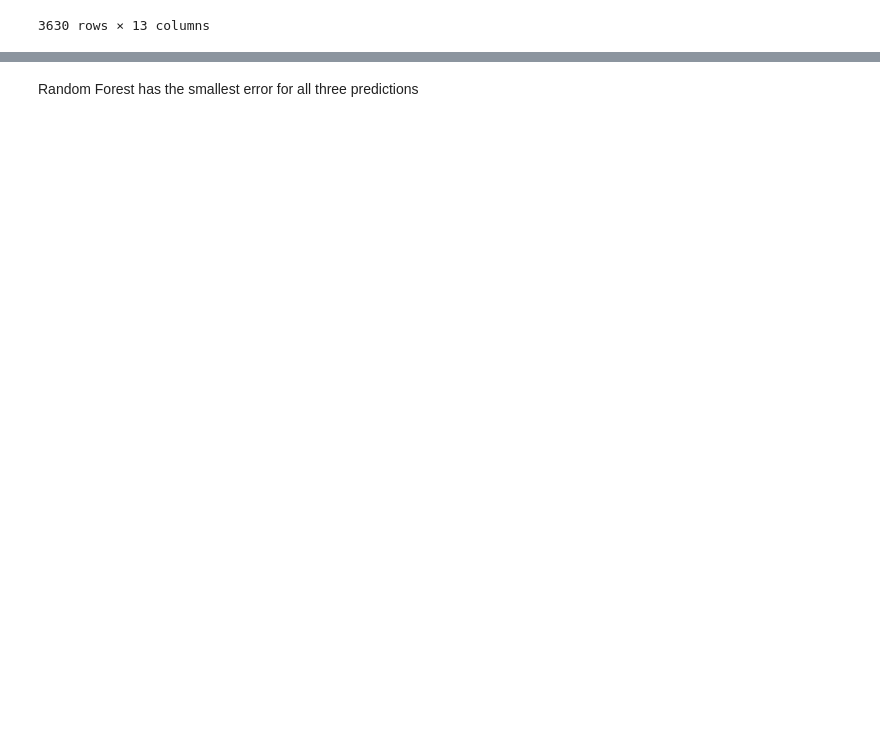
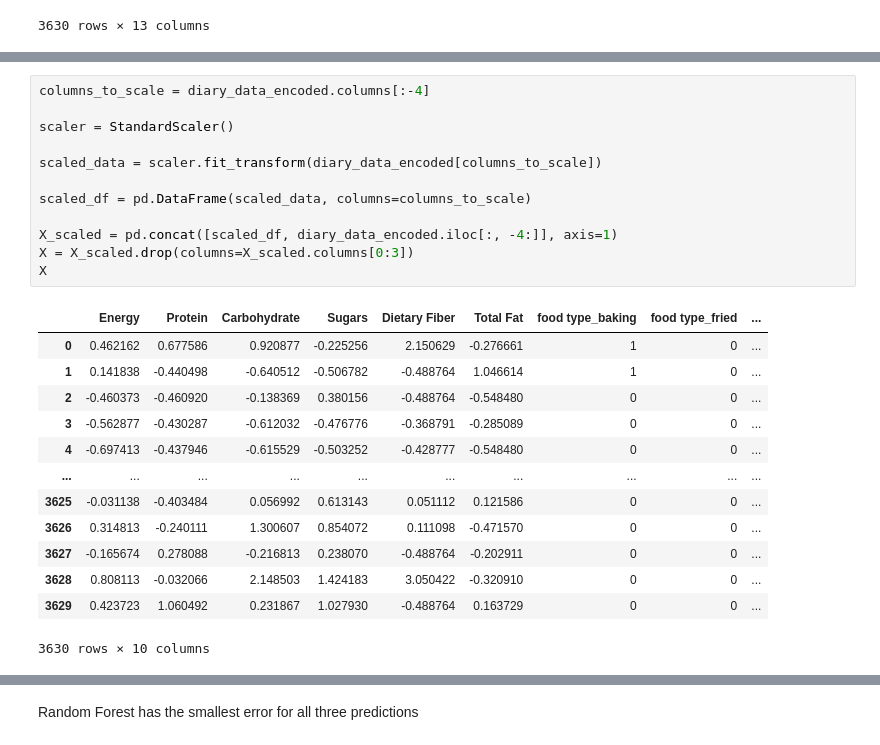
Before and after one commit to Liu22Yi/stats503, a Jupyter notebook: project.ipynb, the cells around one changed output, grey strips where cells are left out. Drawn from its saved outputs; the diff is of its cells as text; blank space fills up the shorter version.

```diff
--- a/project.ipynb
+++ b/project.ipynb
@@ -93,0 +121,26 @@ Gradient Boosting Regressor Average R^2 Score: 0.7037170018337103
+# %%
+columns_to_scale = diary_data_encoded.columns[:-4]
+
+scaler = StandardScaler()
+
+scaled_data = scaler.fit_transform(diary_data_encoded[columns_to_scale])
+
+scaled_df = pd.DataFrame(scaled_data, columns=columns_to_scale)
+
+X_scaled = pd.concat([scaled_df, diary_data_encoded.iloc[:, -4:]], axis=1)
+X = X_scaled.drop(columns=X_scaled.columns[0:3])
+X
+# %% [output]
+|  | Energy | Protein | Carbohydrate | Sugars | Dietary Fiber | Total Fat | food type_baking | food type_fried | ... |
+| 0 | 0.462162 | 0.677586 | 0.920877 | -0.225256 | 2.150629 | -0.276661 | 1 | 0 | ... |
+| 1 | 0.141838 | -0.440498 | -0.640512 | -0.506782 | -0.488764 | 1.046614 | 1 | 0 | ... |
+| 2 | -0.460373 | -0.460920 | -0.138369 | 0.380156 | -0.488764 | -0.548480 | 0 | 0 | ... |
+| 3 | -0.562877 | -0.430287 | -0.612032 | -0.476776 | -0.368791 | -0.285089 | 0 | 0 | ... |
+| 4 | -0.697413 | -0.437946 | -0.615529 | -0.503252 | -0.428777 | -0.548480 | 0 | 0 | ... |
+| ... | ... | ... | ... | ... | ... | ... | ... | ... | ... |
+| 3625 | -0.031138 | -0.403484 | 0.056992 | 0.613143 | 0.051112 | 0.121586 | 0 | 0 | ... |
+| 3626 | 0.314813 | -0.240111 | 1.300607 | 0.854072 | 0.111098 | -0.471570 | 0 | 0 | ... |
+| 3627 | -0.165674 | 0.278088 | -0.216813 | 0.238070 | -0.488764 | -0.202911 | 0 | 0 | ... |
+| 3628 | 0.808113 | -0.032066 | 2.148503 | 1.424183 | 3.050422 | -0.320910 | 0 | 0 | ... |
+| 3629 | 0.423723 | 1.060492 | 0.231867 | 1.027930 | -0.488764 | 0.163729 | 0 | 0 | ... |
+3630 rows × 10 columns
```
Also changed, not shown: parts of 17 cells of this notebook.
